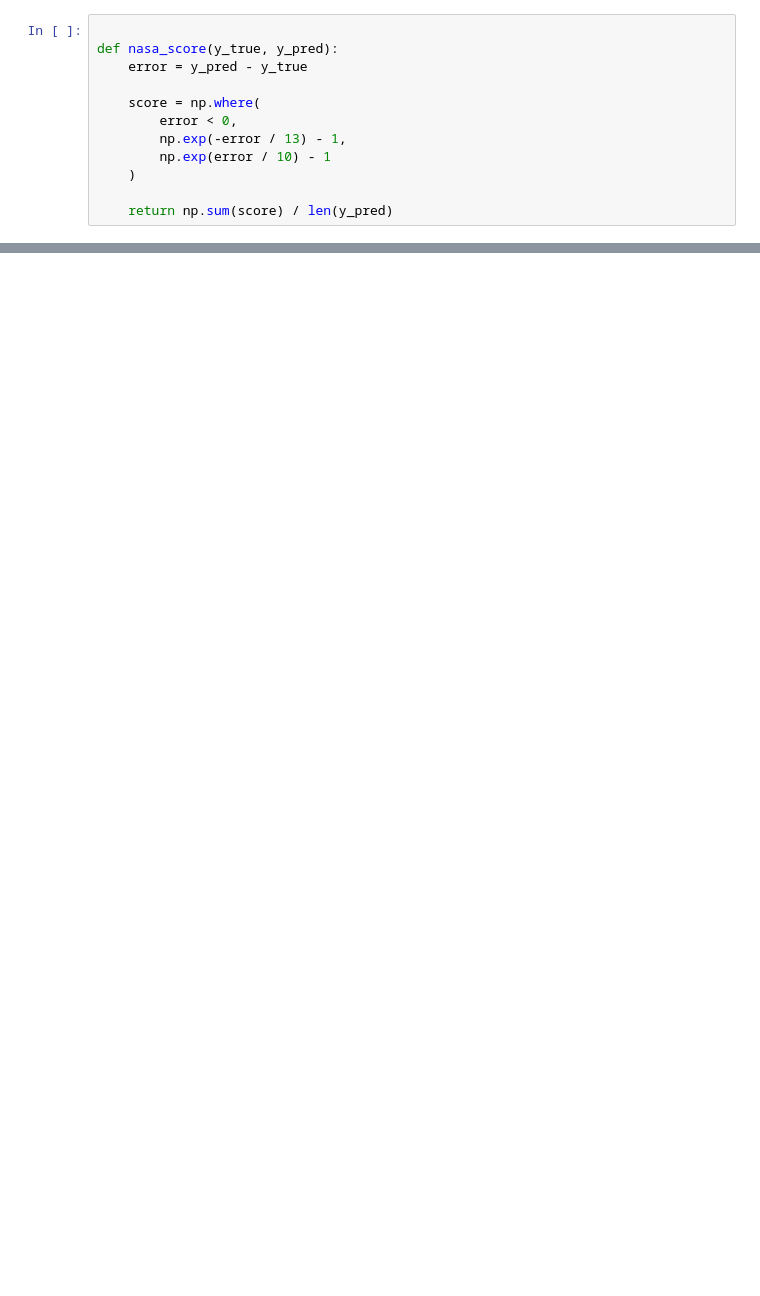
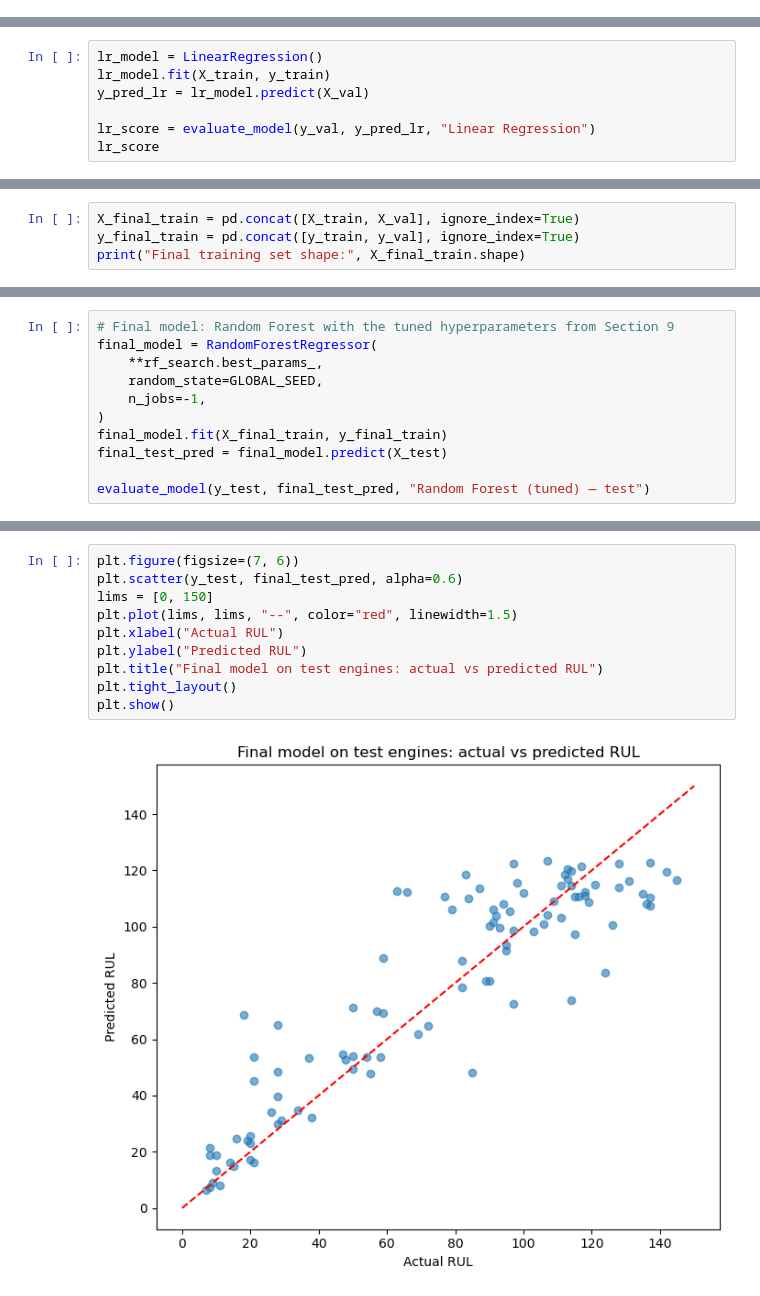
Before and after one commit to variableh/NASA, a Jupyter notebook: 02_regression.ipynb, the cells around one changed output, grey strips where cells are left out. Drawn from its saved outputs; the diff is of its cells as text; blank space fills up the shorter version.

Commit message:
refactor notebook 2 and improve documentation and add Error Analysis

```diff
--- a/02_regression.ipynb
+++ b/02_regression.ipynb
@@ -75,12 +0,0 @@ where $d = \hat{RUL} - RUL$.
-# %%
-
-def nasa_score(y_true, y_pred):
-    error = y_pred - y_true
-
-    score = np.where(
-        error < 0,
-        np.exp(-error / 13) - 1,
-        np.exp(error / 10) - 1
-    )
-
-    return np.sum(score) / len(y_pred)
@@ -676,0 +113,7 @@ plt.show()
+# %%
+lr_model = LinearRegression()
+lr_model.fit(X_train, y_train)
+y_pred_lr = lr_model.predict(X_val)
+
+lr_score = evaluate_model(y_val, y_pred_lr, "Linear Regression")
+lr_score
@@ -676,0 +392,4 @@ plt.show()
+# %%
+X_final_train = pd.concat([X_train, X_val], ignore_index=True)
+y_final_train = pd.concat([y_train, y_val], ignore_index=True)
+print("Final training set shape:", X_final_train.shape)
@@ -676,0 +398,11 @@ plt.show()
+# %%
+# Final model: Random Forest with the tuned hyperparameters from Section 9
+final_model = RandomForestRegressor(
+    **rf_search.best_params_,
+    random_state=GLOBAL_SEED,
+    n_jobs=-1,
+)
+final_model.fit(X_final_train, y_final_train)
+final_test_pred = final_model.predict(X_test)
+
+evaluate_model(y_test, final_test_pred, "Random Forest (tuned) — test")
@@ -676,0 +414,12 @@ plt.show()
+# %%
+plt.figure(figsize=(7, 6))
+plt.scatter(y_test, final_test_pred, alpha=0.6)
+lims = [0, 150]
+plt.plot(lims, lims, "--", color="red", linewidth=1.5)
+plt.xlabel("Actual RUL")
+plt.ylabel("Predicted RUL")
+plt.title("Final model on test engines: actual vs predicted RUL")
+plt.tight_layout()
+plt.show()
+# %% [output]
+[figure, added]
```
Also changed, not shown: parts of 119 cells of this notebook.
